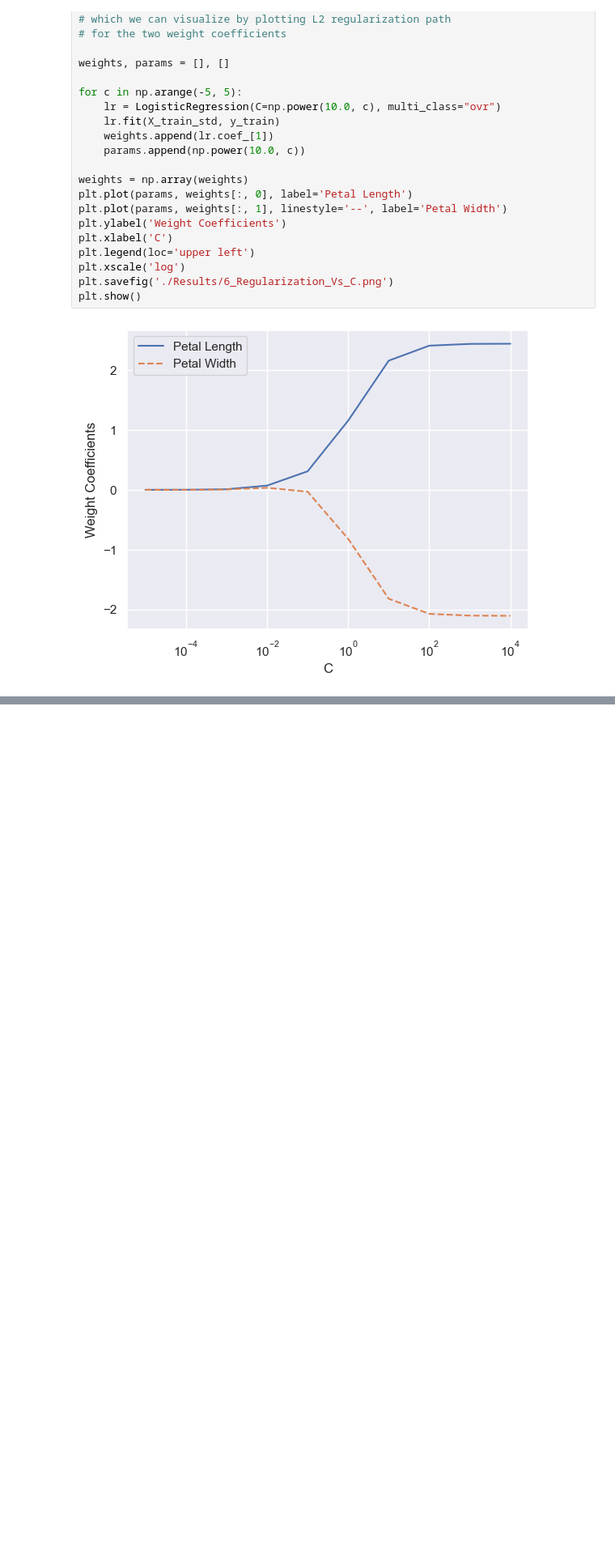
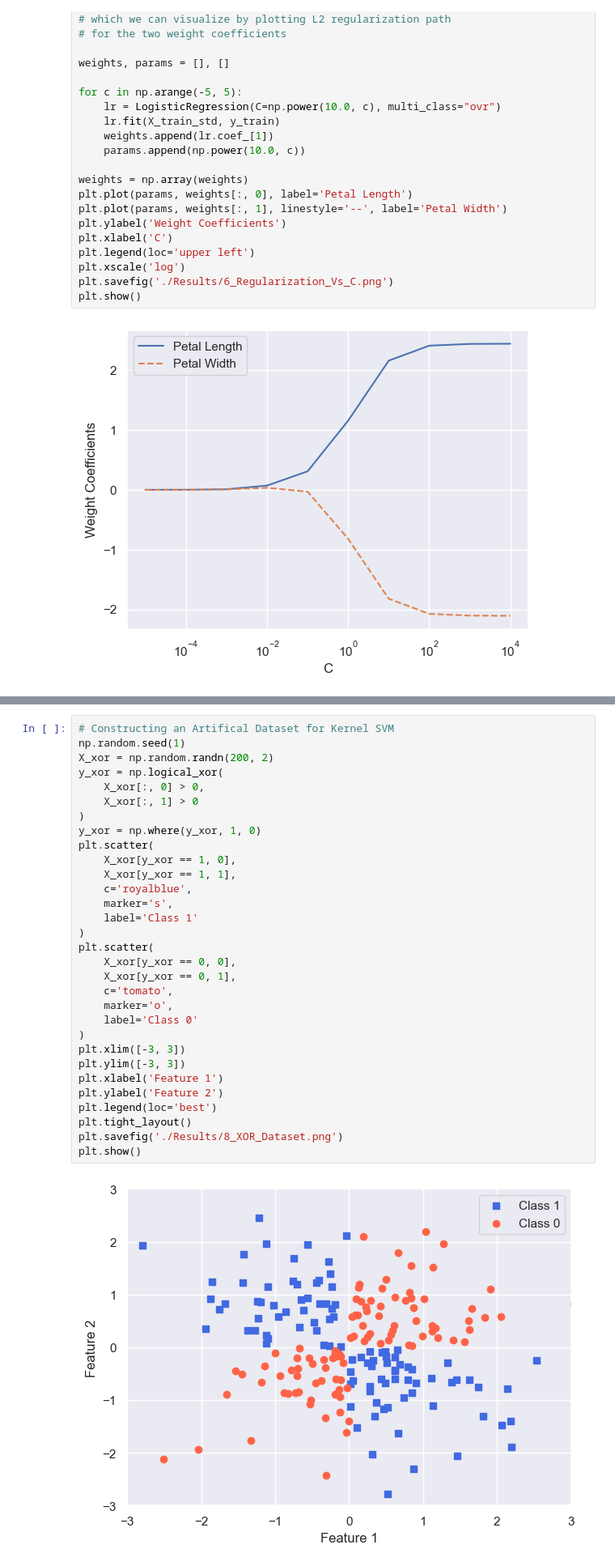
Before and after one commit to Consistent-Milk/data_science, a Jupyter notebook: Chapter 3/Analysis.ipynb, the cells around one changed output, grey strips where cells are left out. Shown: that part at 81% size. Drawn from its saved outputs; the diff is of its cells as text; blank space fills up the shorter version.

```diff
--- a/Chapter 3/Analysis.ipynb
+++ b/Chapter 3/Analysis.ipynb
@@ -156,0 +176,33 @@ plt.show()
+# %%
+# Constructing an Artifical Dataset for Kernel SVM
+np.random.seed(1)
+X_xor = np.random.randn(200, 2)
+y_xor = np.logical_xor(
+    X_xor[:, 0] > 0,
+    X_xor[:, 1] > 0
+)
+y_xor = np.where(y_xor, 1, 0)
+plt.scatter(
+    X_xor[y_xor == 1, 0],
+    X_xor[y_xor == 1, 1],
+    c='royalblue',
+    marker='s',
+    label='Class 1'
+)
+plt.scatter(
+    X_xor[y_xor == 0, 0],
+    X_xor[y_xor == 0, 1],
+    c='tomato',
+    marker='o',
+    label='Class 0'
+)
+plt.xlim([-3, 3])
+plt.ylim([-3, 3])
+plt.xlabel('Feature 1')
+plt.ylabel('Feature 2')
+plt.legend(loc='best')
+plt.tight_layout()
+plt.savefig('./Results/8_XOR_Dataset.png')
+plt.show()
+# %% [output]
+[figure, added]
```
Also changed, not shown: parts of 4 cells of this notebook, 13 other files.
